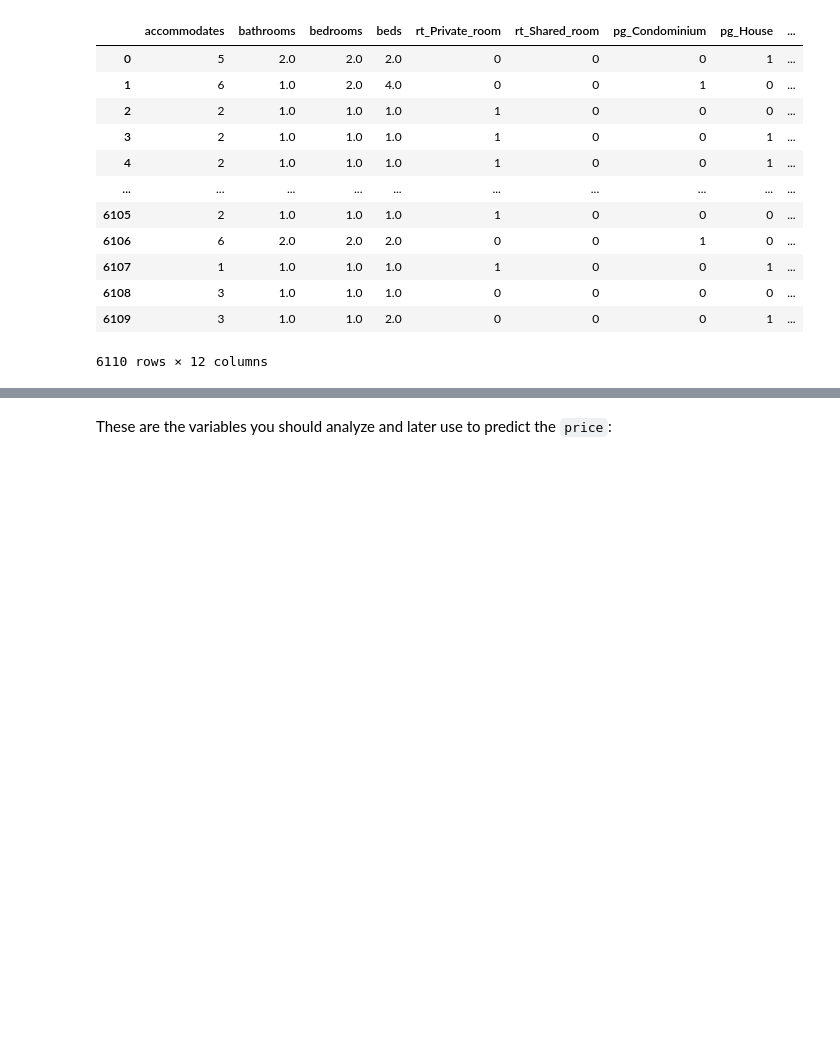
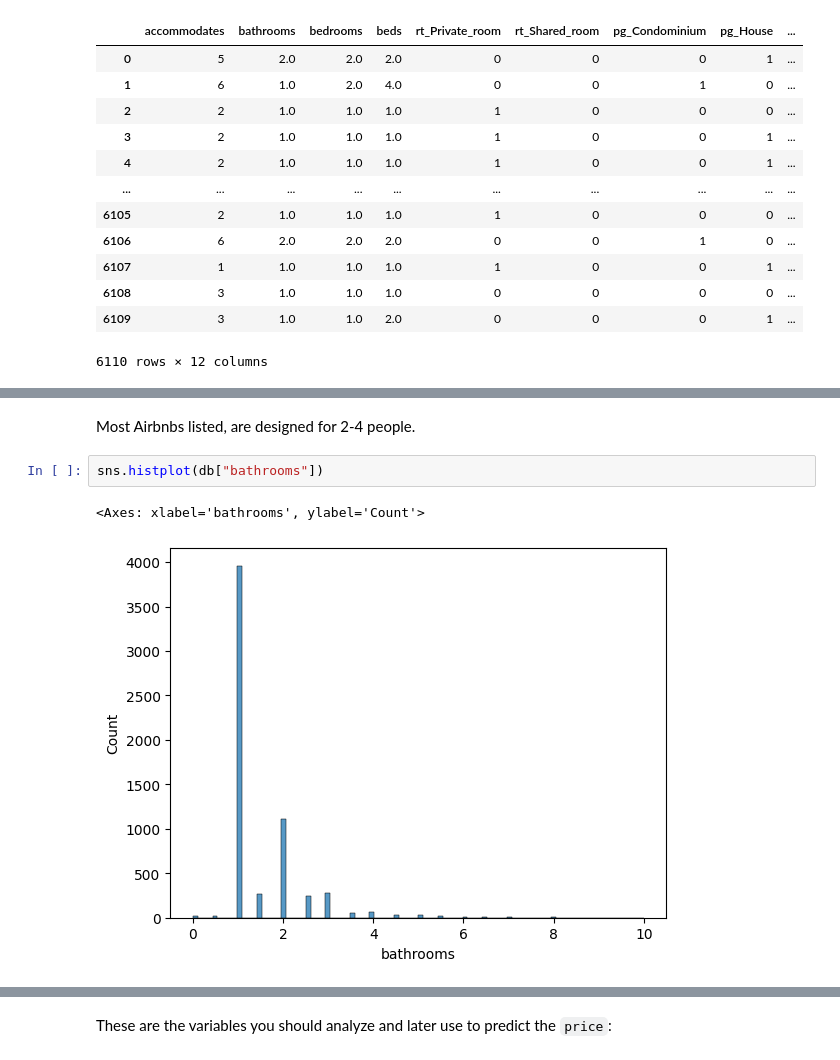
Before and after one commit to D3IP-SS24/case_study1, a Jupyter notebook: project_airbnb_template.ipynb, the cells around one changed output, grey strips where cells are left out. Saved outputs shown, nothing was run; the diff lists cells and outputs as text; blank space fills up the shorter version.

```diff
--- a/project_airbnb_template.ipynb
+++ b/project_airbnb_template.ipynb
@@ -51,0 +57,7 @@ db
+# %% [markdown]
+Most Airbnbs listed, are designed for 2-4 people.
+# %%
+sns.histplot(db["bathrooms"])
+# %% [output]
+<Axes: xlabel='bathrooms', ylabel='Count'>
+[figure, added]
```
Also changed, not shown: parts of 22 cells of this notebook.
